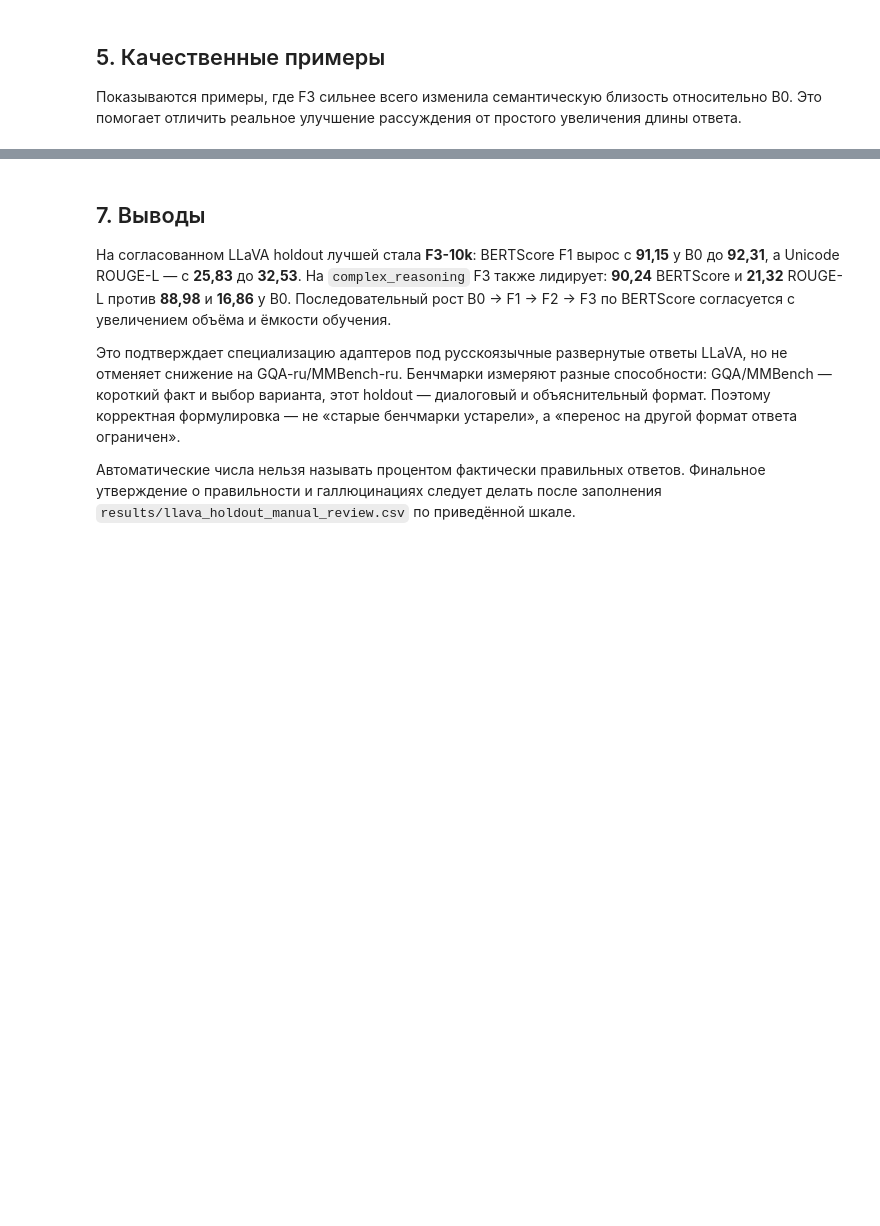
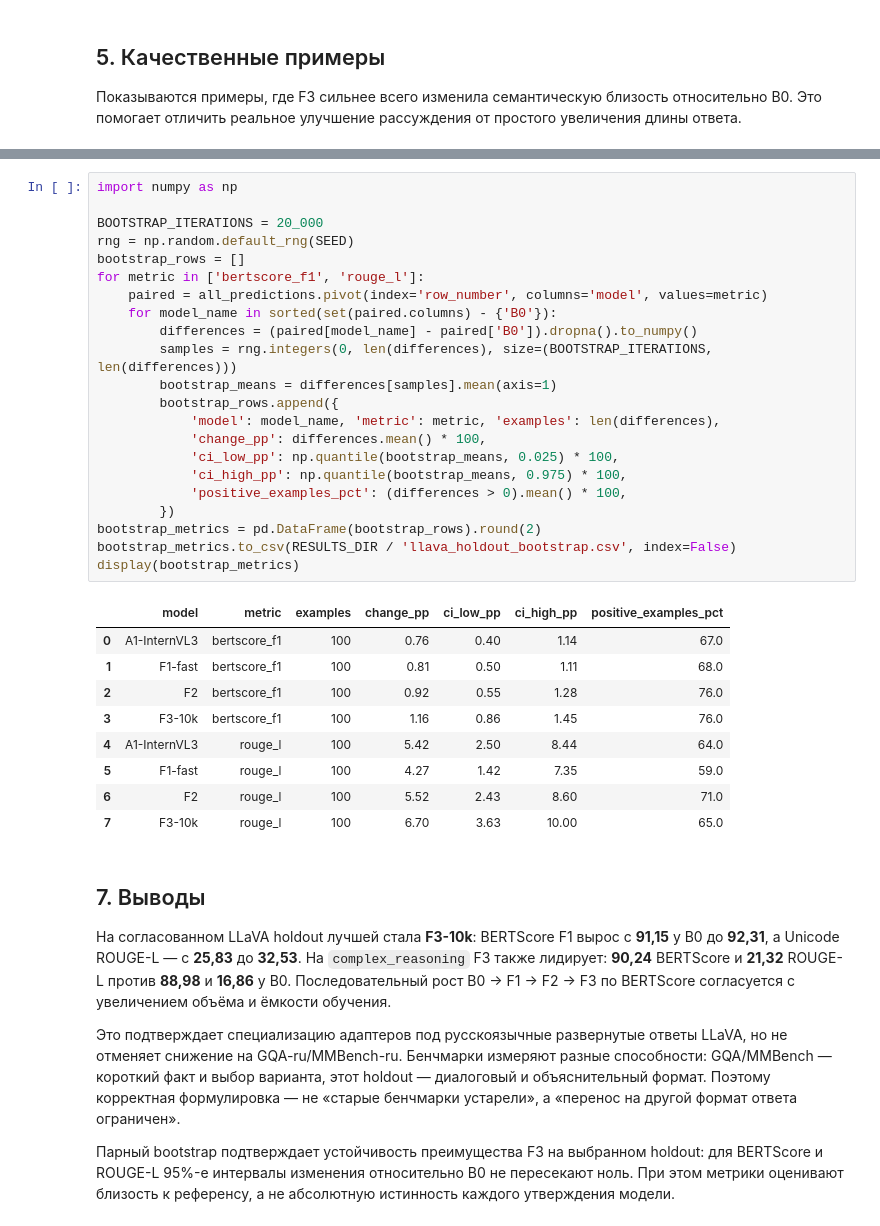
Before and after one commit to Slavaxexe/VK-VLM-Project, a Jupyter notebook: notebooks/09_llava_holdout_evaluation.ipynb, the cells around one changed output, grey strips where cells are left out. Cells and saved outputs as stored; diff of their text form; blank space fills up the shorter version.

```diff
--- a/notebooks/09_llava_holdout_evaluation.ipynb
+++ b/notebooks/09_llava_holdout_evaluation.ipynb
@@ -392,3 +365,35 @@ display(manual_review.head(10))
+# %%
+import numpy as np
+
+BOOTSTRAP_ITERATIONS = 20_000
+rng = np.random.default_rng(SEED)
+bootstrap_rows = []
+for metric in ['bertscore_f1', 'rouge_l']:
+    paired = all_predictions.pivot(index='row_number', columns='model', values=metric)
+    for model_name in sorted(set(paired.columns) - {'B0'}):
+        differences = (paired[model_name] - paired['B0']).dropna().to_numpy()
+        samples = rng.integers(0, len(differences), size=(BOOTSTRAP_ITERATIONS, len(differences)))
+        bootstrap_means = differences[samples].mean(axis=1)
+        bootstrap_rows.append({
+            'model': model_name, 'metric': metric, 'examples': len(differences),
+            'change_pp': differences.mean() * 100,
+            'ci_low_pp': np.quantile(bootstrap_means, 0.025) * 100,
+            'ci_high_pp': np.quantile(bootstrap_means, 0.975) * 100,
+            'positive_examples_pct': (differences > 0).mean() * 100,
+        })
+bootstrap_metrics = pd.DataFrame(bootstrap_rows).round(2)
+bootstrap_metrics.to_csv(RESULTS_DIR / 'llava_holdout_bootstrap.csv', index=False)
+display(bootstrap_metrics)
+# %% [output]
+|  | model | metric | examples | change_pp | ci_low_pp | ci_high_pp | positive_examples_pct |
+| 0 | A1-InternVL3 | bertscore_f1 | 100 | 0.76 | 0.40 | 1.14 | 67.0 |
+| 1 | F1-fast | bertscore_f1 | 100 | 0.81 | 0.50 | 1.11 | 68.0 |
+| 2 | F2 | bertscore_f1 | 100 | 0.92 | 0.55 | 1.28 | 76.0 |
+| 3 | F3-10k | bertscore_f1 | 100 | 1.16 | 0.86 | 1.45 | 76.0 |
+| 4 | A1-InternVL3 | rouge_l | 100 | 5.42 | 2.50 | 8.44 | 64.0 |
+| 5 | F1-fast | rouge_l | 100 | 4.27 | 1.42 | 7.35 | 59.0 |
+| 6 | F2 | rouge_l | 100 | 5.52 | 2.43 | 8.60 | 71.0 |
+| 7 | F3-10k | rouge_l | 100 | 6.70 | 3.63 | 10.00 | 65.0 |
 # %% [markdown]
 ## 7. Выводы
 
@@ -396,4 +401,4 @@ display(manual_review.head(10))
 
 Это подтверждает специализацию адаптеров под русскоязычные развернутые ответы LLaVA, но не отменяет снижение на GQA-ru/MMBench-ru. Бенчмарки измеряют разные способности: GQA/MMBench — короткий факт и выбор варианта, этот holdout — диалоговый и объяснительный формат. Поэтому корректная формулировка — не «старые бенчмарки устарели», а «перенос на другой формат ответа ограничен».
 
-Автоматические числа нельзя называть процентом фактически правильных ответов. Финальное утверждение о правильности и галлюцинациях следует делать после заполнения `results/llava_holdout_manual_review.csv` по приведённой шкале.
+Парный bootstrap подтверждает устойчивость преимущества F3 на выбранном holdout: для BERTScore и ROUGE-L 95%-е интервалы изменения относительно B0 не пересекают ноль. При этом метрики оценивают близость к референсу, а не абсолютную истинность каждого утверждения модели.
```
Also changed, not shown: parts of 5 cells of this notebook, 19 other files.
